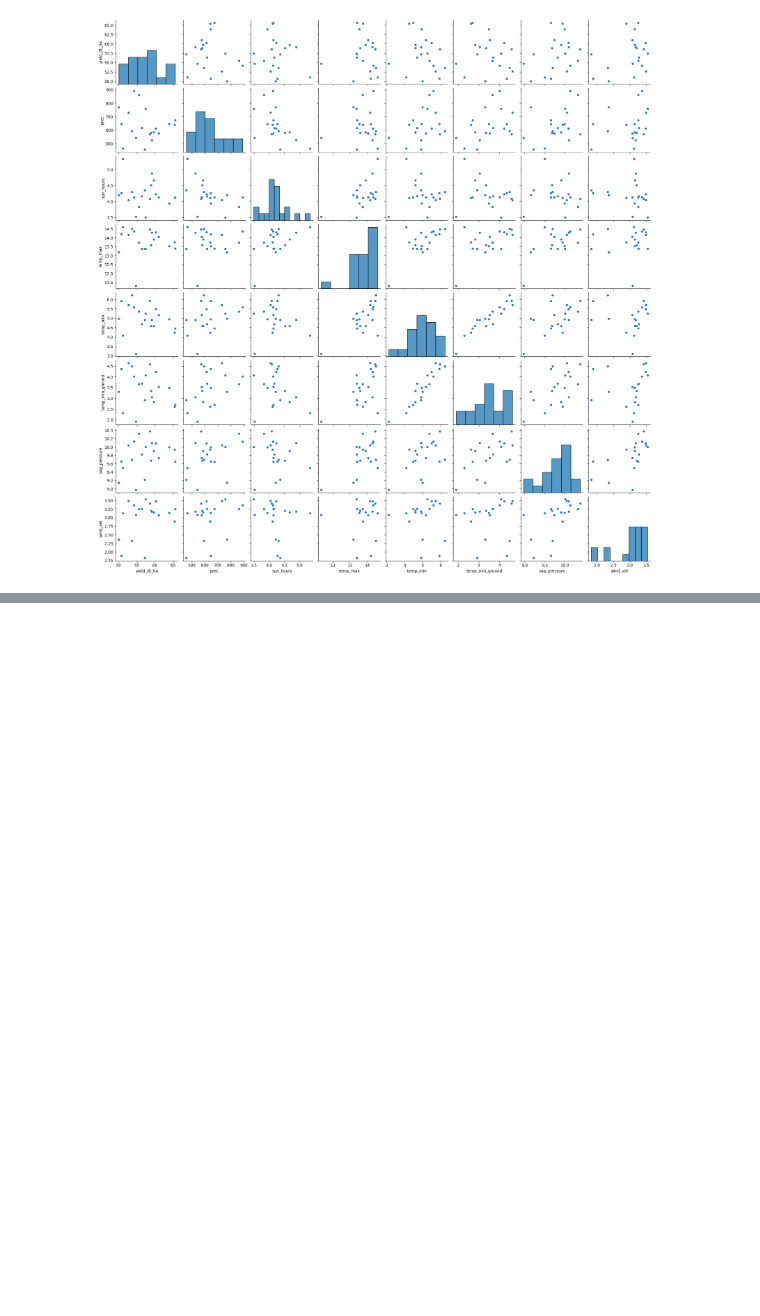
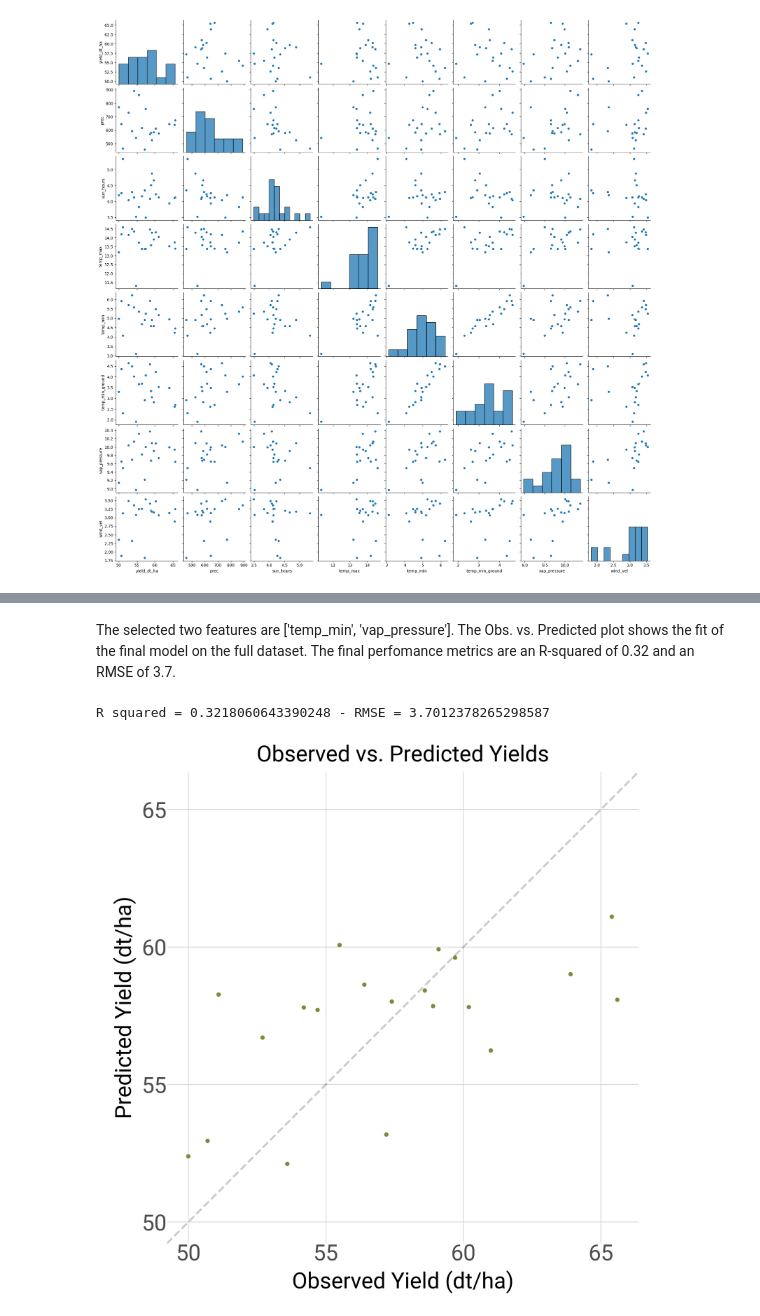
Before and after one commit to germanmandrini/barley_yield_prediction, a Jupyter notebook: code/model.ipynb, the cells around one changed output, grey strips where cells are left out. Cells and saved outputs as stored; diff of their text form; code cells hidden in the pictures; blank space fills up the shorter version.

```diff
--- a/code/model.ipynb
+++ b/code/model.ipynb
@@ -246,0 +289,3 @@ regressor_OLS.summary()
+# %% [markdown]
+The selected two features are ['temp_min', 'vap_pressure'].
+The Obs. vs. Predicted plot shows the fit of the final model on the full dataset. The final perfomance metrics are an R-squared of 0.32 and an RMSE of 3.7.
@@ -246,0 +320,29 @@ regressor_OLS.summary()
+# %%
+print(f"R squared = {r_squared} - RMSE = {rmse}")
+# %% [output]
+R squared = 0.3218060643390248 - RMSE = 3.7012378265298587
+# %%
+# Observed vs. Predicted Plot
+model_vars = ["vap_pressure","temp_min"]
+X = data_df[model_vars]
+y = data_df[target]
+
+model = sm.OLS(y, X).fit()
+data_df["y_hat"] = model.predict(X)
+
+(g, corr_val, r2_val, rmse_val) = plot_obs_vs_pred(data_df, x_var=target, y_var="y_hat")
+
+g =(
+    g + labs(
+            x="Observed Yield (dt/ha)",
+            y="Predicted Yield (dt/ha)",
+            # color="",
+            title="Observed vs. Predicted Yields",
+        )
+        # + theme(
+        #     figure_size=[2, 2],
+        #     )
+)
+display(g)
+# %% [output]
+[figure, added]
```
Also changed, not shown: parts of 16 cells of this notebook, 1 other file.
